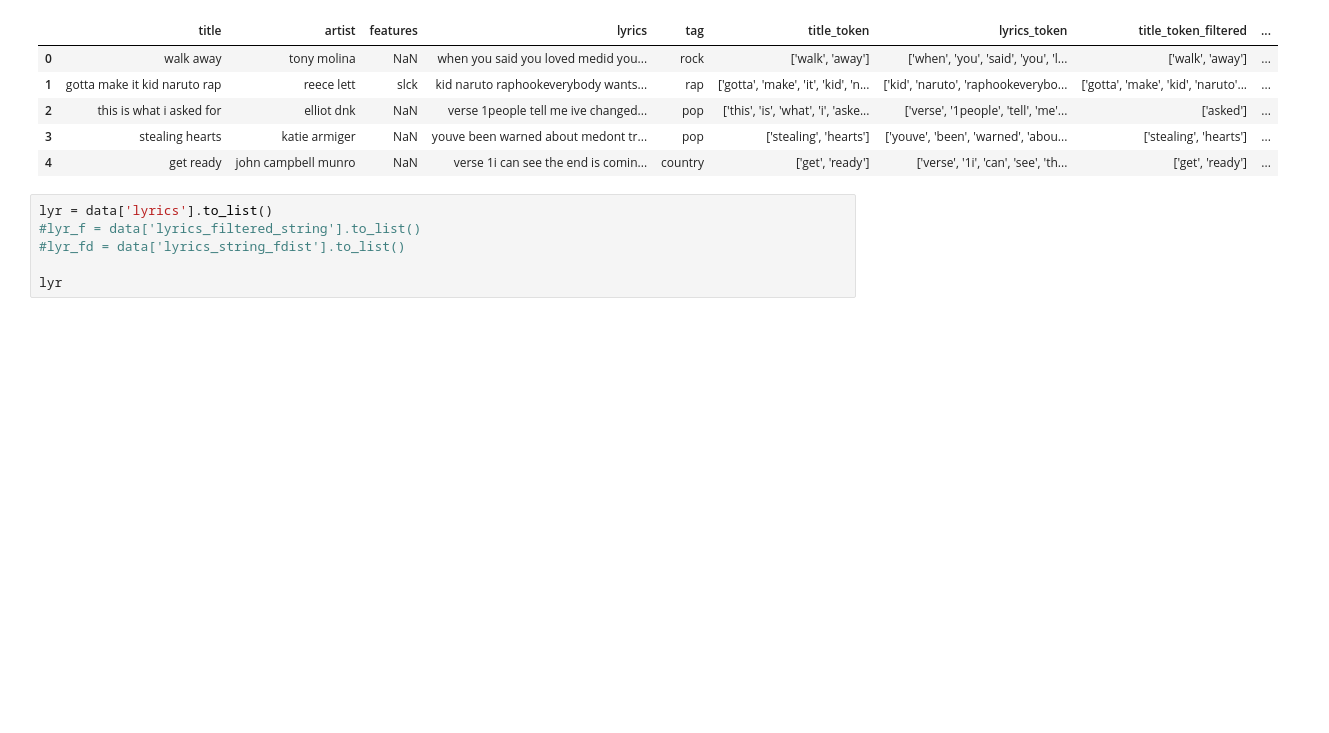
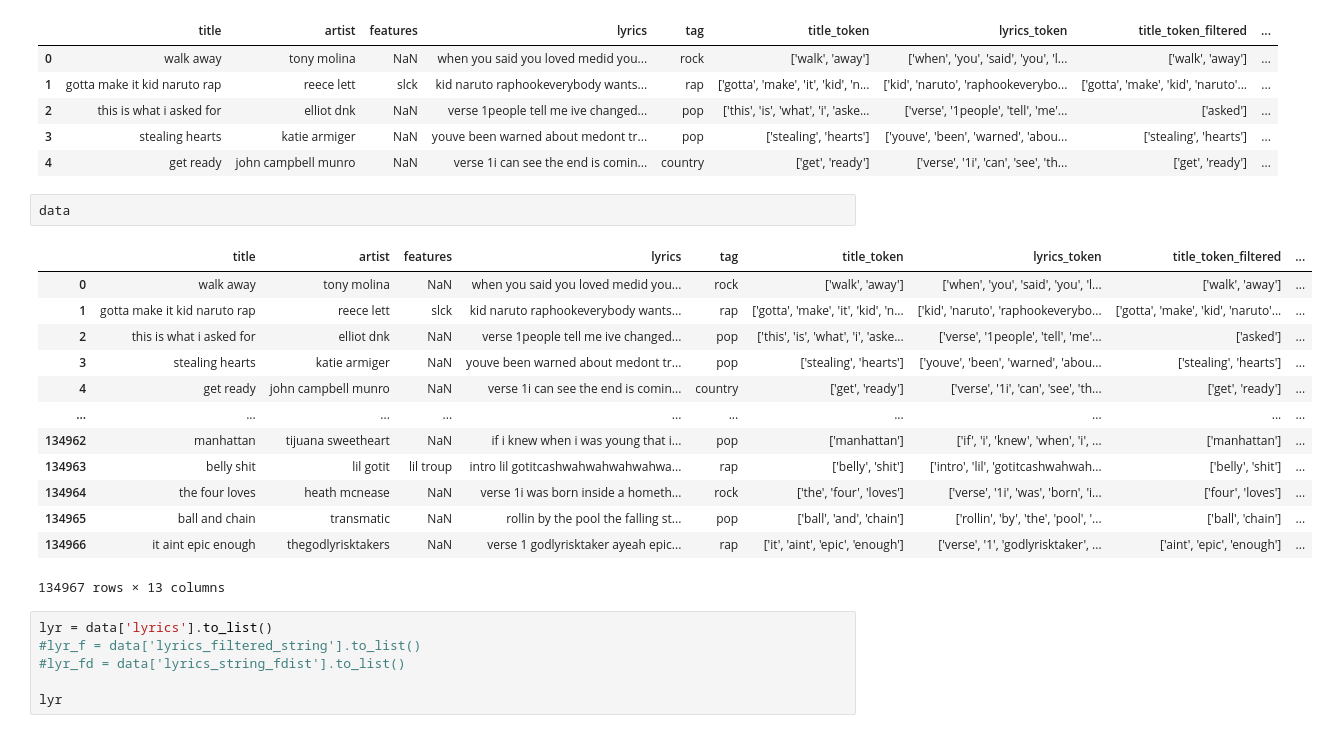
Before and after one commit to ARCadete21/Text-Mining-Project, a Jupyter notebook: vectorization_feature_extr.ipynb, the cells around one changed output. Saved outputs shown, nothing was run; the diff lists cells and outputs as text; blank space fills up the shorter version.

```diff
--- a/vectorization_feature_extr.ipynb
+++ b/vectorization_feature_extr.ipynb
@@ -41,6 +41,22 @@ data.head()
 | 2 | this is what i asked for | elliot dnk | NaN | verse 1people tell me ive changed... | pop | ['this', 'is', 'what', 'i', 'aske... | ['verse', '1people', 'tell', 'me'... | ['asked'] | ... |
 | 3 | stealing hearts | katie armiger | NaN | youve been warned about medont tr... | pop | ['stealing', 'hearts'] | ['youve', 'been', 'warned', 'abou... | ['stealing', 'hearts'] | ... |
 | 4 | get ready | john campbell munro | NaN | verse 1i can see the end is comin... | country | ['get', 'ready'] | ['verse', '1i', 'can', 'see', 'th... | ['get', 'ready'] | ... |
+# %%
+data
+# %% [output]
+|  | title | artist | features | lyrics | tag | title_token | lyrics_token | title_token_filtered | ... |
+| 0 | walk away | tony molina | NaN | when you said you loved medid you... | rock | ['walk', 'away'] | ['when', 'you', 'said', 'you', 'l... | ['walk', 'away'] | ... |
+| 1 | gotta make it kid naruto rap | reece lett | slck | kid naruto raphookeverybody wants... | rap | ['gotta', 'make', 'it', 'kid', 'n... | ['kid', 'naruto', 'raphookeverybo... | ['gotta', 'make', 'kid', 'naruto'... | ... |
+| 2 | this is what i asked for | elliot dnk | NaN | verse 1people tell me ive changed... | pop | ['this', 'is', 'what', 'i', 'aske... | ['verse', '1people', 'tell', 'me'... | ['asked'] | ... |
+| 3 | stealing hearts | katie armiger | NaN | youve been warned about medont tr... | pop | ['stealing', 'hearts'] | ['youve', 'been', 'warned', 'abou... | ['stealing', 'hearts'] | ... |
+| 4 | get ready | john campbell munro | NaN | verse 1i can see the end is comin... | country | ['get', 'ready'] | ['verse', '1i', 'can', 'see', 'th... | ['get', 'ready'] | ... |
+| ... | ... | ... | ... | ... | ... | ... | ... | ... | ... |
+| 134962 | manhattan | tijuana sweetheart | NaN | if i knew when i was young that i... | pop | ['manhattan'] | ['if', 'i', 'knew', 'when', 'i', ... | ['manhattan'] | ... |
+| 134963 | belly shit | lil gotit | lil troup | intro lil gotitcashwahwahwahwahwa... | rap | ['belly', 'shit'] | ['intro', 'lil', 'gotitcashwahwah... | ['belly', 'shit'] | ... |
+| 134964 | the four loves | heath mcnease | NaN | verse 1i was born inside a hometh... | rock | ['the', 'four', 'loves'] | ['verse', '1i', 'was', 'born', 'i... | ['four', 'loves'] | ... |
+| 134965 | ball and chain | transmatic | NaN | rollin by the pool the falling st... | pop | ['ball', 'and', 'chain'] | ['rollin', 'by', 'the', 'pool', '... | ['ball', 'chain'] | ... |
+| 134966 | it aint epic enough | thegodlyrisktakers | NaN | verse 1 godlyrisktaker ayeah epic... | rap | ['it', 'aint', 'epic', 'enough'] | ['verse', '1', 'godlyrisktaker', ... | ['aint', 'epic', 'enough'] | ... |
+134967 rows × 13 columns
 # %%
 lyr = data['lyrics'].to_list()
 #lyr_f = data['lyrics_filtered_string'].to_list()
```
